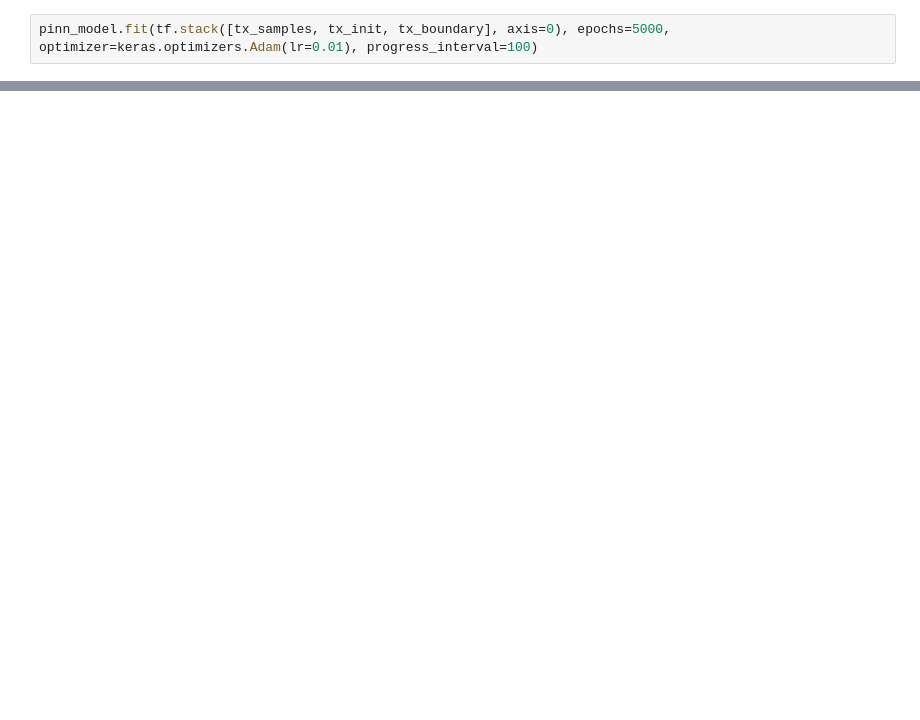
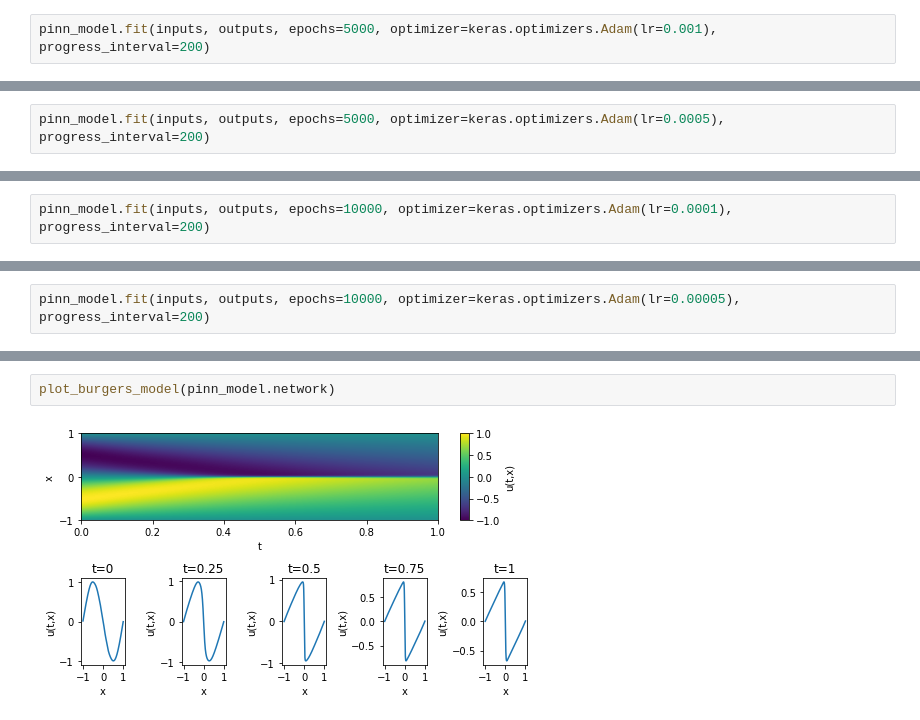
Before and after one commit to nimahsn/pinns_tf2, a Jupyter notebook: burgers_pinn.ipynb, the cells around one changed output, grey strips where cells are left out. Drawn from its saved outputs; the diff is of its cells as text; blank space fills up the shorter version.

```diff
--- a/burgers_pinn.ipynb
+++ b/burgers_pinn.ipynb
@@ -165,2 +27,2 @@ pinn_model.network.summary()
 # %%
-pinn_model.fit(tf.stack([tx_samples, tx_init, tx_boundary], axis=0), epochs=5000, optimizer=keras.optimizers.Adam(lr=0.01), progress_interval=100)
+pinn_model.fit(inputs, outputs, epochs=5000, optimizer=keras.optimizers.Adam(lr=0.001), progress_interval=200)
@@ -197,0 +47,2 @@ plt.show()
+# %%
+pinn_model.fit(inputs, outputs, epochs=5000, optimizer=keras.optimizers.Adam(lr=0.0005), progress_interval=200)
@@ -197,0 +67,2 @@ plt.show()
+# %%
+pinn_model.fit(inputs, outputs, epochs=10000, optimizer=keras.optimizers.Adam(lr=0.0001), progress_interval=200)
@@ -197,0 +87,2 @@ plt.show()
+# %%
+pinn_model.fit(inputs, outputs, epochs=10000, optimizer=keras.optimizers.Adam(lr=0.00005), progress_interval=200)
@@ -197,0 +107,4 @@ plt.show()
+# %%
+plot_burgers_model(pinn_model.network)
+# %% [output]
+[figure, added]
```
Also changed, not shown: parts of 14 cells of this notebook, 3 other files.
